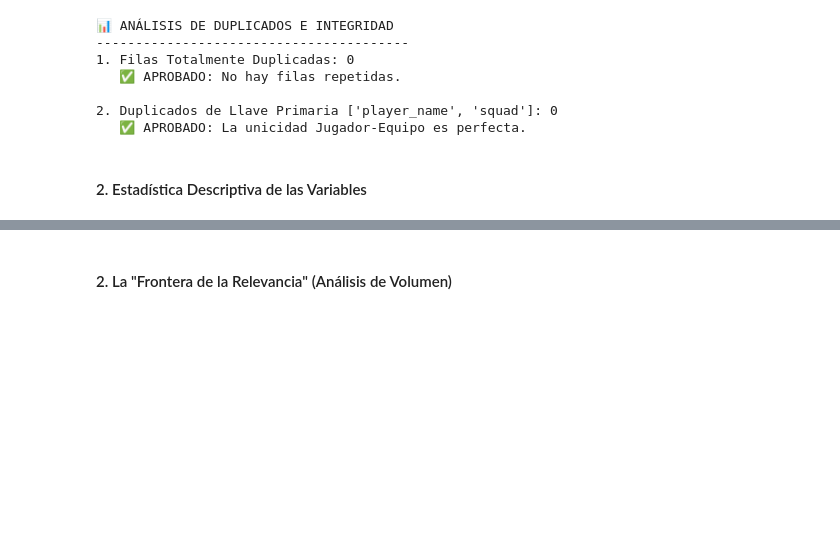
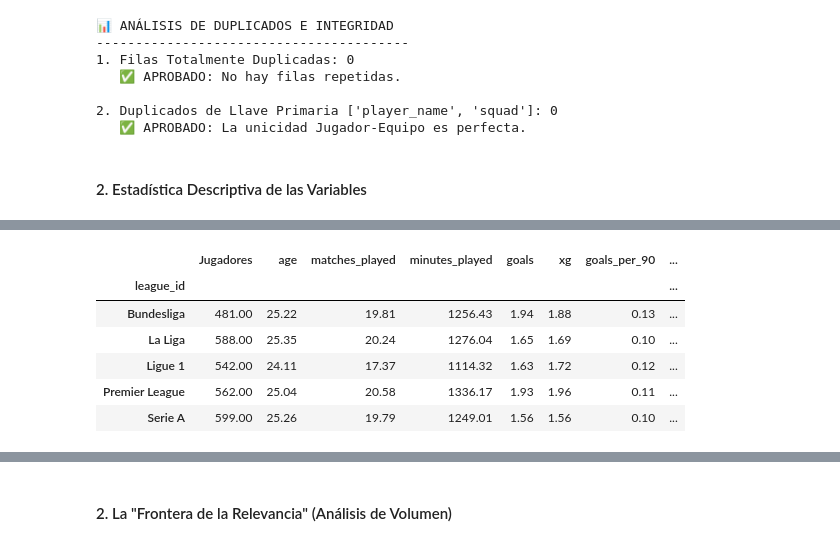
Before and after one commit to RDsanchez-git/Objetive_BallonDor, a Jupyter notebook: notebooks/01_eda_analysis.ipynb, the cells around one changed output, grey strips where cells are left out. Cells and saved outputs as stored; diff of their text form; code cells hidden in the pictures; blank space fills up the shorter version.

```diff
--- a/notebooks/01_eda_analysis.ipynb
+++ b/notebooks/01_eda_analysis.ipynb
@@ -846,0 +1440,86 @@ print(f"- Nacionalidad dominante: {df_unique['nation'].mode()[0]}")
+# %%
+
+# --- LÓGICA DE CONSOLIDACIÓN INTRA-LIGA (CORREGIDA) ---
+# Objetivo: Sumar volúmenes y RECALCULAR ratios.
+
+# A. Filtrar Parciales
+df_partials = df[df['record_type'] != 'Total'].copy()
+
+# B. Definir qué sumar (Solo Volúmenes)
+# Excluimos explícitamente porcentajes y per 90s para no sumarlos por error
+cols_to_sum = [
+    'matches_played', 'starts', 'minutes_played',
+    'goals', 'assists', 'xg', 'xa', 'npxg',
+    'shots_total', 'shots_on_target',
+    'passes_completed', 'passes_attempted',
+    'tackles_total', 'interceptions', 'blocks', 'ball_recoveries',
+    'progressive_passes', 'progressive_carries',
+    'saves', 'goals_against', 'shots_on_target_against',
+    'yellow_cards', 'red_cards'
+]
+# Filtramos solo las que existen en tu DF
+cols_to_sum = [c for c in cols_to_sum if c in df_partials.columns]
+
+# C. Definir qué mantener (Metadatos)
+# Nos quedamos con el primer valor encontrado (Posición, Nación)
+meta_cols = ['player_name', 'league_id', 'nation', 'main_position_group', 'squad']
+agg_dict = {col: 'sum' for col in cols_to_sum}
+agg_dict.update({col: 'first' for col in meta_cols if col not in ['player_name', 'league_id']})
+agg_dict['age'] = 'max' # La edad siempre es la máxima
+
+# D. EJECUTAR FUSIÓN (Suma de Volúmenes)
+df_demography = df_partials.groupby(['player_name', 'league_id']).agg(agg_dict).reset_index()
+
+# E. RECALCULAR RATIOS (Ingeniería de Features en el Agregado)
+# Aquí aplicamos tu lógica de "Promedio Ponderado" reconstruyendo la métrica
+
+# 1. Porcentaje de Puntería
+if 'shots_total' in df_demography.columns and 'shots_on_target' in df_demography.columns:
+    df_demography['shots_on_target_pct'] = (df_demography['shots_on_target'] / df_demography['shots_total']).fillna(0) * 100
+
+# 2. Porcentaje de Pases
+if 'passes_completed' in df_demography.columns and 'passes_attempted' in df_demography.columns:
+    df_demography['pass_completion_pct'] = (df_demography['passes_completed'] / df_demography['passes_attempted']).fillna(0) * 100
+
+# 3. Porcentaje de Atajadas (GK)
+if 'saves' in df_demography.columns and 'shots_on_target_against' in df_demography.columns:
+    df_demography['save_pct'] = (df_demography['saves'] / df_demography['shots_on_target_against']).fillna(0) * 100
+
+# 4. Métricas Per 90 (Recalculadas con el nuevo minutaje total)
+# Es vital recalcular esto porque el promedio de los promedios es erróneo.
+df_demography['nineties'] = df_demography['minutes_played'] / 90
+metrics_per_90 = ['goals', 'assists', 'xg', 'xa', 'tackles_total', 'progressive_passes']
+
+for m in metrics_per_90:
+    if m in df_demography.columns:
+        df_demography[f'{m}_per_90'] = (df_demography[m] / df_demography['nineties']).fillna(0)
+
+print(f"✅ Datos consolidados y Ratios recalculados.")
+print(f"👥 Registros únicos por Liga: {len(df_demography)}")
+
+# ------------------------------------------------------
+# TABLA DESCRIPTIVA FINAL (MATEMÁTICAMENTE CORRECTA)
+# ------------------------------------------------------
+print("\n📊 RADIOGRAFÍA ESTADÍSTICA POR LIGA (Datos Ponderados)")
+print("="*60)
+
+# Seleccionamos métricas para mostrar (incluyendo los ratios recalculados)
+metrics_show = [
+    'age', 'matches_played', 'minutes_played',
+    'goals', 'xg', 'goals_per_90', # Volúmenes y Ratios Ofensivos
+    'pass_completion_pct', 'progressive_passes', # Juego
+    'tackles_total', # Defensa
+    'save_pct' # Portería
+]
+# Filtrar existentes
+metrics_show = [c for c in metrics_show if c in df_demography.columns]
+
+# Agrupar y Calcular Media de la Liga
+# Ahora sí podemos hacer mean() porque cada fila es un jugador con sus % ponderados correctos
+league_stats_final = df_demography.groupby('league_id')[metrics_show].mean()
+
+# Añadir conteo
+league_stats_final.insert(0, 'Jugadores', df_demography['league_id'].value_counts())
+
+display(league_stats_final.style.background_gradient(cmap='Greens', axis=0).format("{:.2f}"))
+# %% [output]
@@ -847,3 +1531,10 @@ print(f"- Nacionalidad dominante: {df_unique['nation'].mode()[0]}")
+|  | Jugadores | age | matches_played | minutes_played | goals | xg | goals_per_90 | ... |
+| league_id |  |  |  |  |  |  |  | ... |
+| Bundesliga | 481.00 | 25.22 | 19.81 | 1256.43 | 1.94 | 1.88 | 0.13 | ... |
+| La Liga | 588.00 | 25.35 | 20.24 | 1276.04 | 1.65 | 1.69 | 0.10 | ... |
+| Ligue 1 | 542.00 | 24.11 | 17.37 | 1114.32 | 1.63 | 1.72 | 0.12 | ... |
+| Premier League | 562.00 | 25.04 | 20.58 | 1336.17 | 1.93 | 1.96 | 0.11 | ... |
+| Serie A | 599.00 | 25.26 | 19.79 | 1249.01 | 1.56 | 1.56 | 0.10 | ... |
 # %%
 # BOX PLOT DE VARIABLES SELECCIONADAS
 
```
Also changed, not shown: parts of 17 cells of this notebook.
